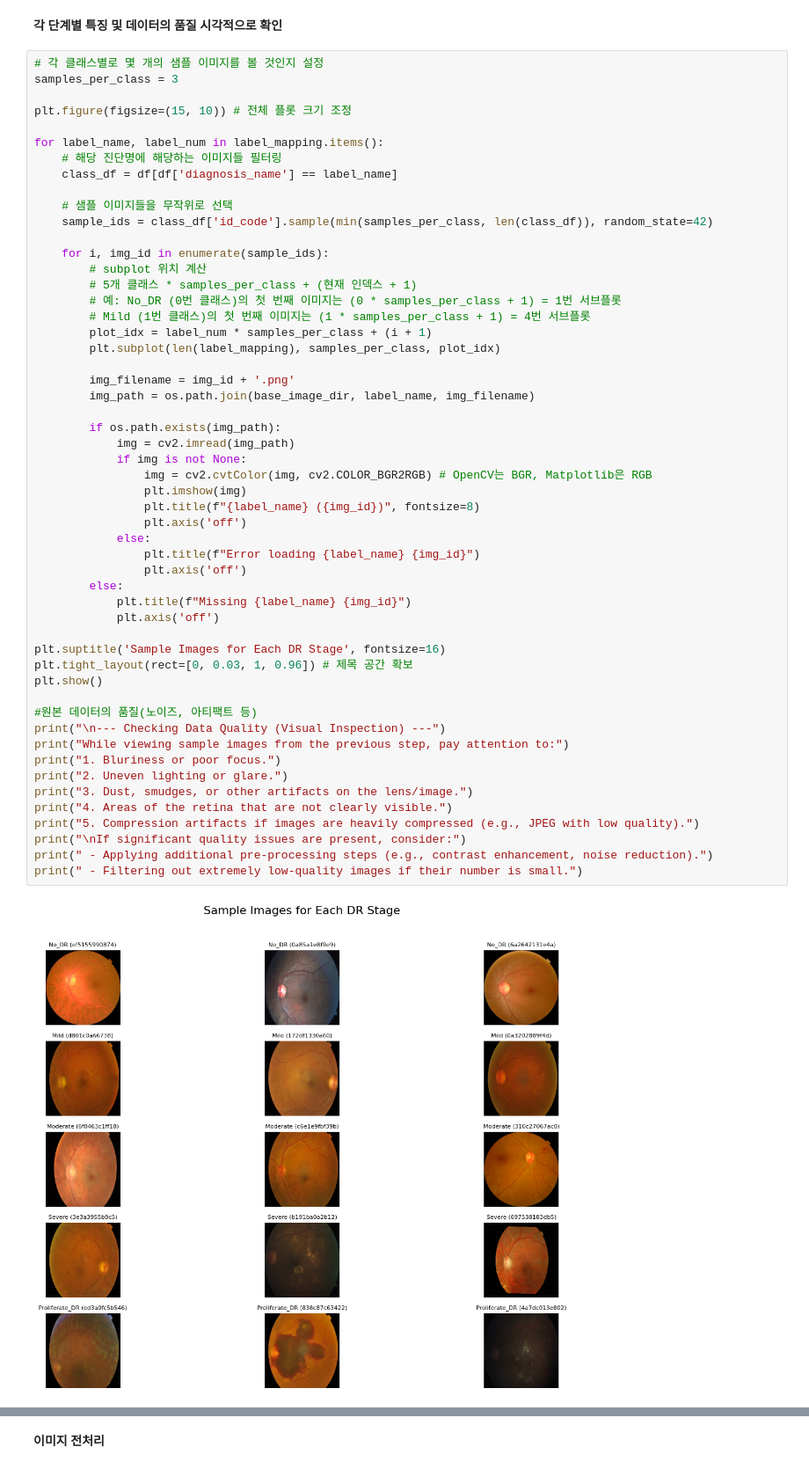
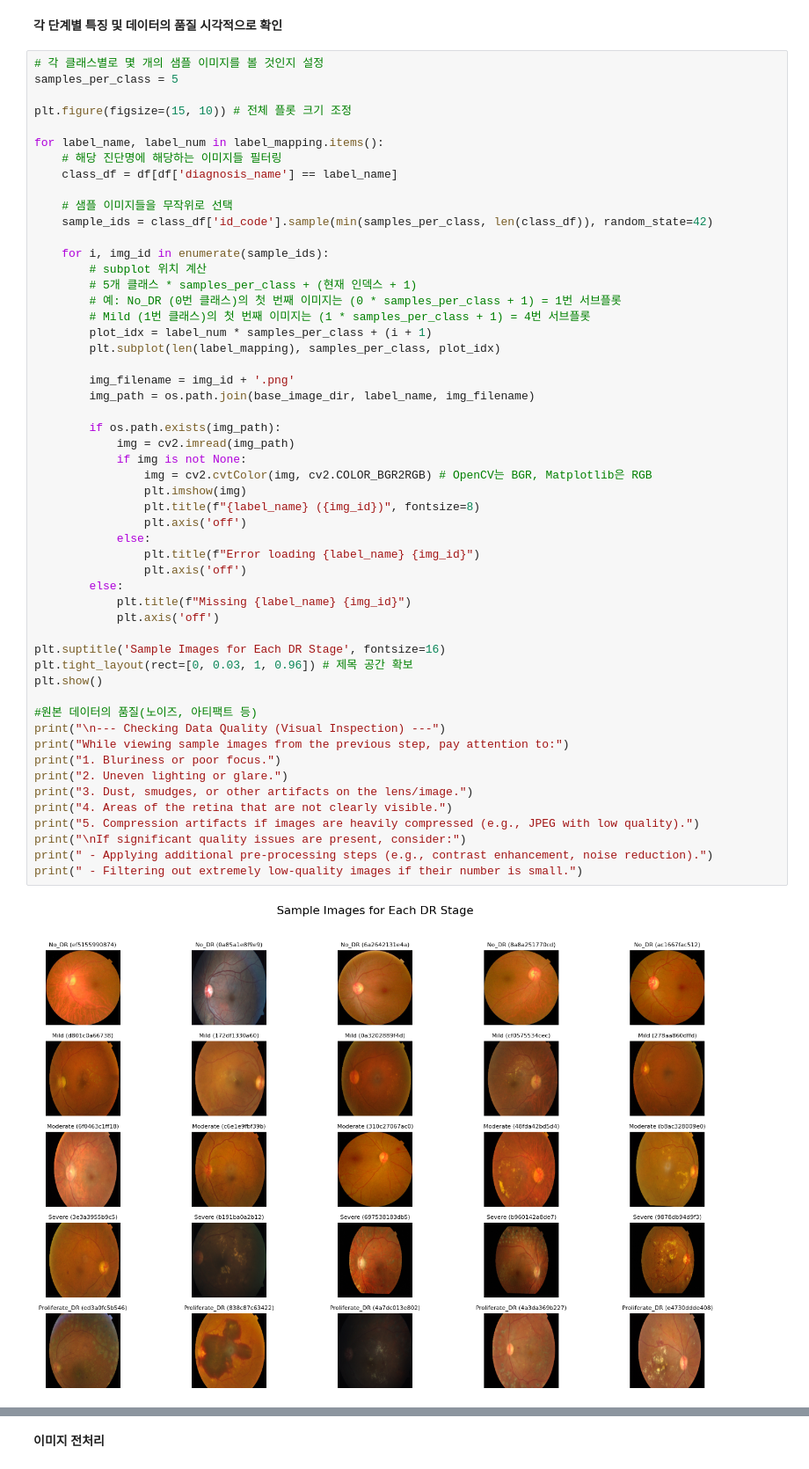
Before and after one commit to dongg00/Deep_Learning-based_Diabetic_Retinopathy_Grading_from_Fundus_Images, a Jupyter notebook: test02.ipynb, the cells around one changed output, grey strips where cells are left out. Shown at 88% size. Cells and saved outputs as stored; diff of their text form.

```diff
--- a/test02.ipynb
+++ b/test02.ipynb
@@ -171,7 +171,7 @@ Name: count, dtype: float64
 **각 단계별 특징 및 데이터의 품질 시각적으로 확인**
 # %%
 # 각 클래스별로 몇 개의 샘플 이미지를 볼 것인지 설정
-samples_per_class = 3
+samples_per_class = 5
 
 plt.figure(figsize=(15, 10)) # 전체 플롯 크기 조정
 
@@ -196,34 +196,34 @@ for label_name, label_num in label_mapping.items():
         if os.path.exists(img_path):
             img = cv2.imread(img_path)
             if img is not None:
                 img = cv2.cvtColor(img, cv2.COLOR_BGR2RGB) # OpenCV는 BGR, Matplotlib은 RGB
                 plt.imshow(img)
                 plt.title(f"{label_name} ({img_id})", fontsize=8)
                 plt.axis('off')
             else:
                 plt.title(f"Error loading {label_name} {img_id}")
                 plt.axis('off')
         else:
             plt.title(f"Missing {label_name} {img_id}")
             plt.axis('off')
 
 plt.suptitle('Sample Images for Each DR Stage', fontsize=16)
 plt.tight_layout(rect=[0, 0.03, 1, 0.96]) # 제목 공간 확보
 plt.show()
 
 #원본 데이터의 품질(노이즈, 아티팩트 등)
 print("\n--- Checking Data Quality (Visual Inspection) ---")
 print("While viewing sample images from the previous step, pay attention to:")
 print("1. Bluriness or poor focus.")
 print("2. Uneven lighting or glare.")
 print("3. Dust, smudges, or other artifacts on the lens/image.")
 print("4. Areas of the retina that are not clearly visible.")
 print("5. Compression artifacts if images are heavily compressed (e.g., JPEG with low quality).")
 print("\nIf significant quality issues are present, consider:")
 print(" - Applying additional pre-processing steps (e.g., contrast enhancement, noise reduction).")
 print(" - Filtering out extremely low-quality images if their number is small.")
 # %% [output]
-[figure, old version]
+[figure, new version]
 --- Checking Data Quality (Visual Inspection) ---
 While viewing sample images from the previous step, pay attention to:
 1. Bluriness or poor focus.
```
Also changed, not shown: 1 other file.
